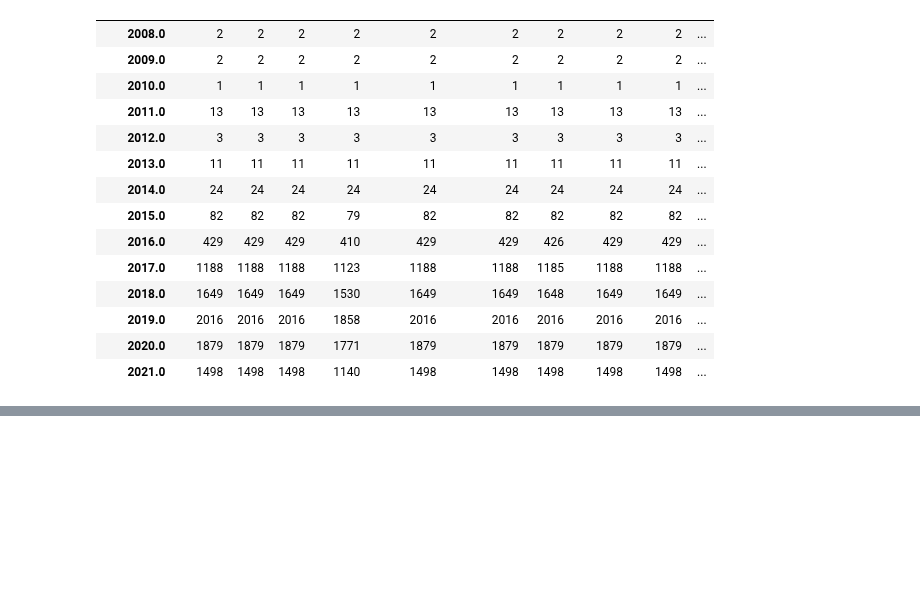
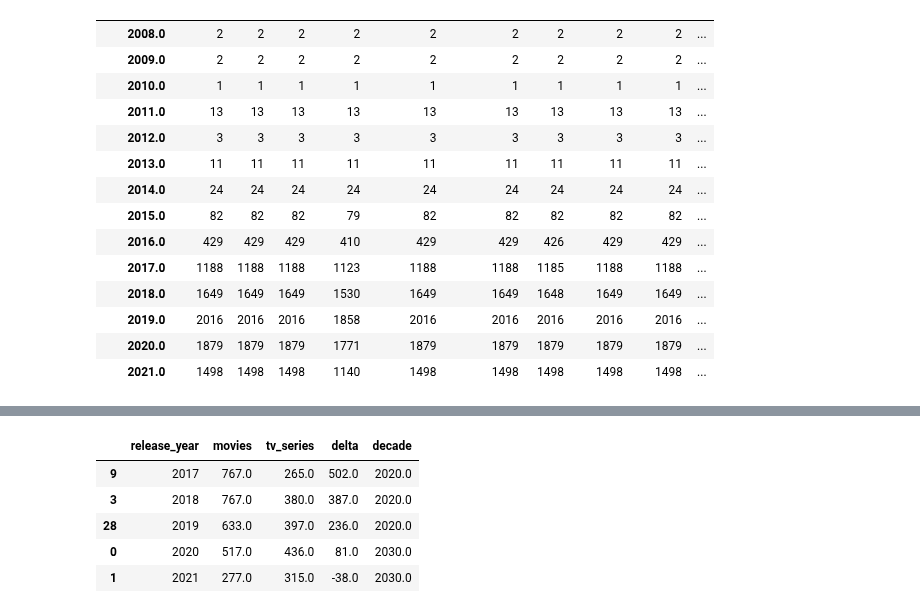
Before and after one commit to Blowdire/DataVisualizationProject, a Jupyter notebook: Progetto/progetto-netflix.ipynb, the cells around one changed output, grey strips where cells are left out. Saved outputs shown, nothing was run; the diff lists cells and outputs as text; code cells hidden in the pictures; blank space fills up the shorter version.

```diff
--- a/Progetto/progetto-netflix.ipynb
+++ b/Progetto/progetto-netflix.ipynb
@@ -828,0 +901,9 @@ netflix.groupby(netflix['date_added'].dt.year).count()
+# %%
+dataframe.tail()
+# %% [output]
+|  | release_year | movies | tv_series | delta | decade |
+| 9 | 2017 | 767.0 | 265.0 | 502.0 | 2020.0 |
+| 3 | 2018 | 767.0 | 380.0 | 387.0 | 2020.0 |
+| 28 | 2019 | 633.0 | 397.0 | 236.0 | 2020.0 |
+| 0 | 2020 | 517.0 | 436.0 | 81.0 | 2030.0 |
+| 1 | 2021 | 277.0 | 315.0 | -38.0 | 2030.0 |
```
Also changed, not shown: parts of 2 cells of this notebook.
